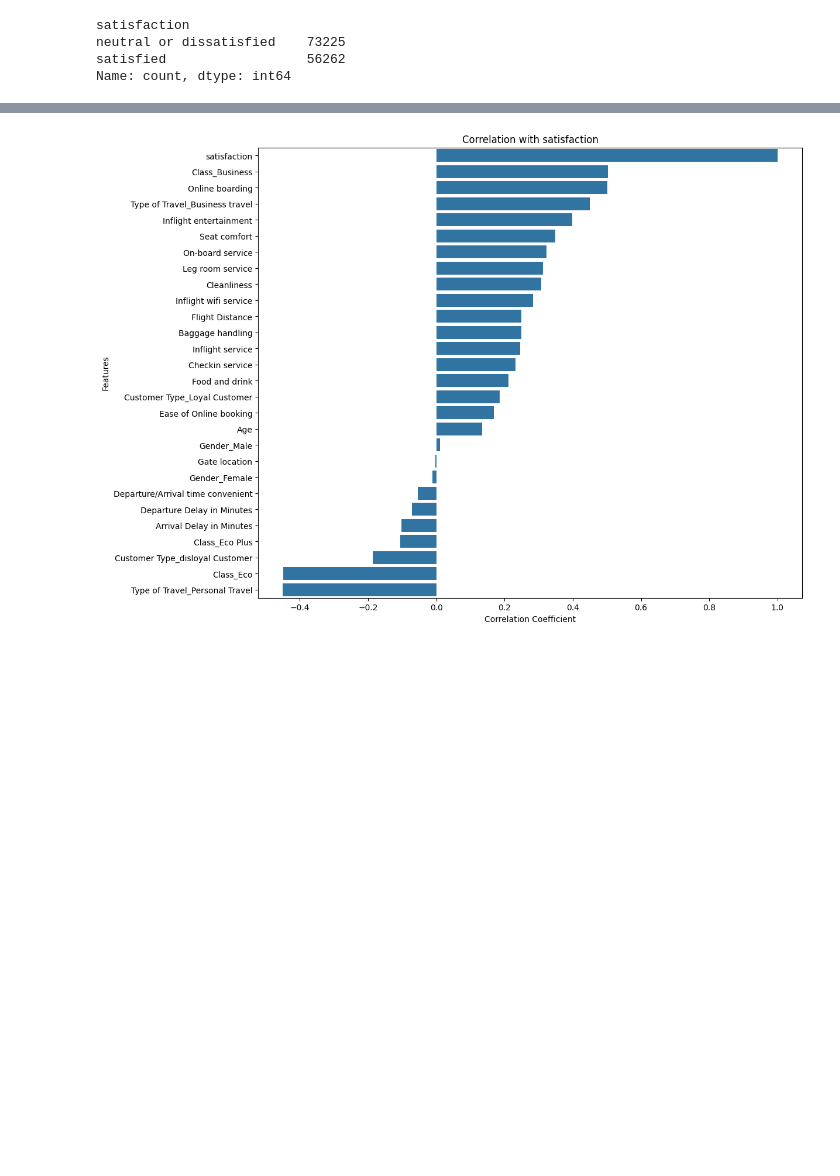
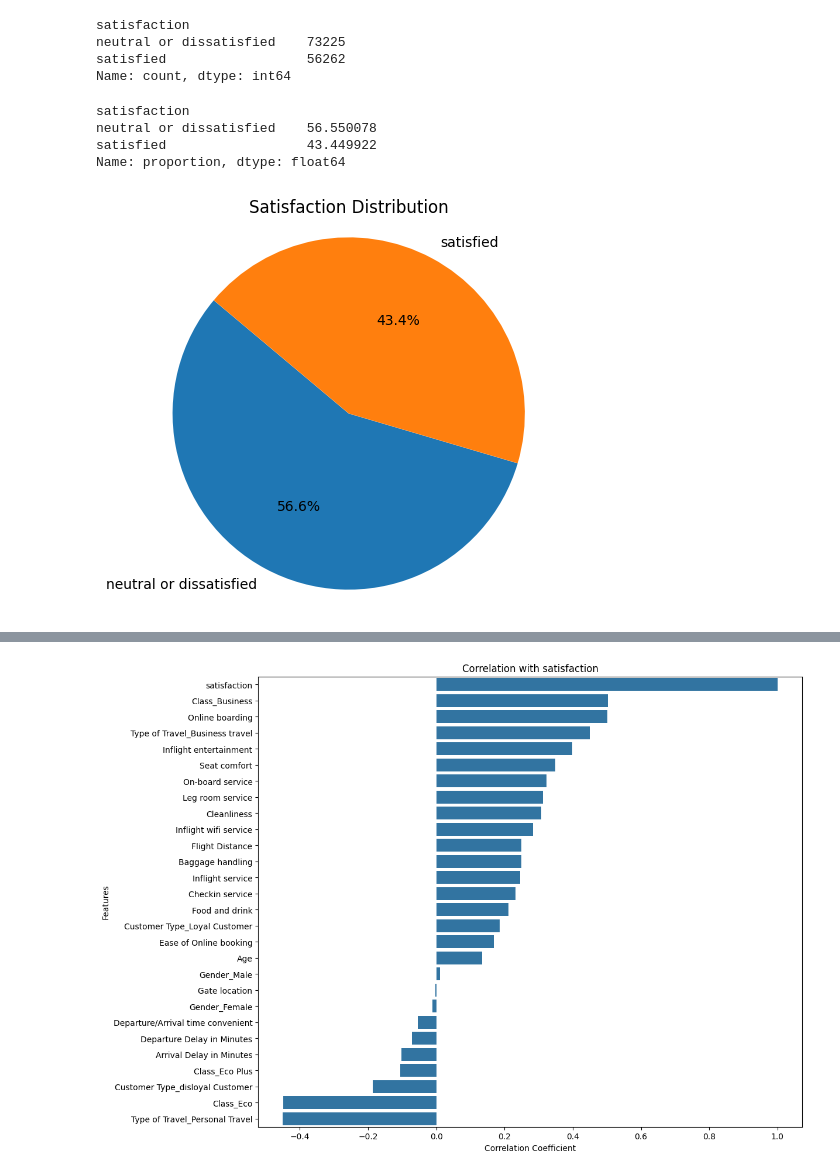
Before and after one commit to apekshai101/Project_4, a Jupyter notebook: Log_Transform_Satisfaction.ipynb, the cells around one changed output, grey strips where cells are left out. Cells and saved outputs as stored; diff of their text form; code cells hidden in the pictures; blank space fills up the shorter version.

```diff
--- a/Log_Transform_Satisfaction.ipynb
+++ b/Log_Transform_Satisfaction.ipynb
@@ -334,6 +367,24 @@ satisfaction
 neutral or dissatisfied    73225
 satisfied                  56262
 Name: count, dtype: int64
+# %%
+# Calculate the percentage of each unique value
+percentage_counts = df['satisfaction'].value_counts(normalize=True) * 100
+
+print(percentage_counts)
+
+# Plotting the pie chart
+plt.figure(figsize=(5, 5))
+plt.pie(percentage_counts, labels=percentage_counts.index, autopct='%1.1f%%', startangle=140)
+plt.title('Satisfaction Distribution')
+plt.axis('equal')  # Equal aspect ratio ensures that pie is drawn as a circle.
+plt.show()
+# %% [output]
+satisfaction
+neutral or dissatisfied    56.550078
+satisfied                  43.449922
+Name: proportion, dtype: float64
+[figure, added]
 # %%
 df['satisfaction'] = df['satisfaction'].replace({'neutral or dissatisfied': 0, 'satisfied': 1})
 df.head(5)
```
Also changed, not shown: parts of 21 cells of this notebook.
